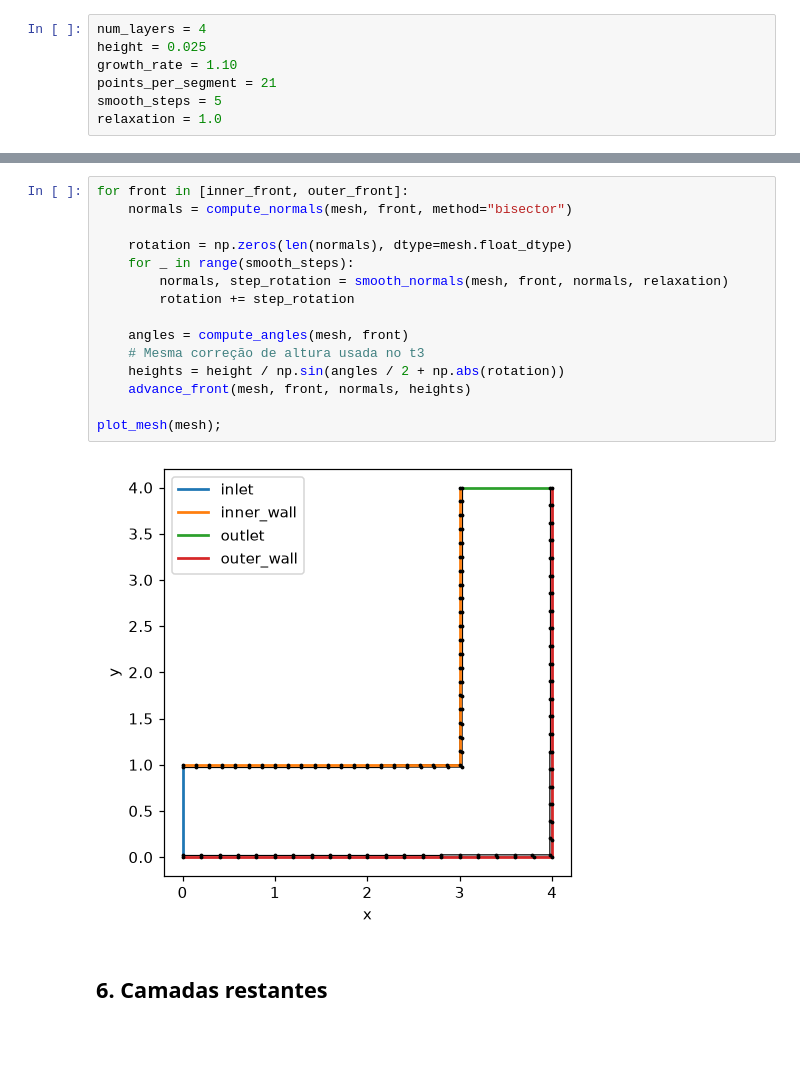
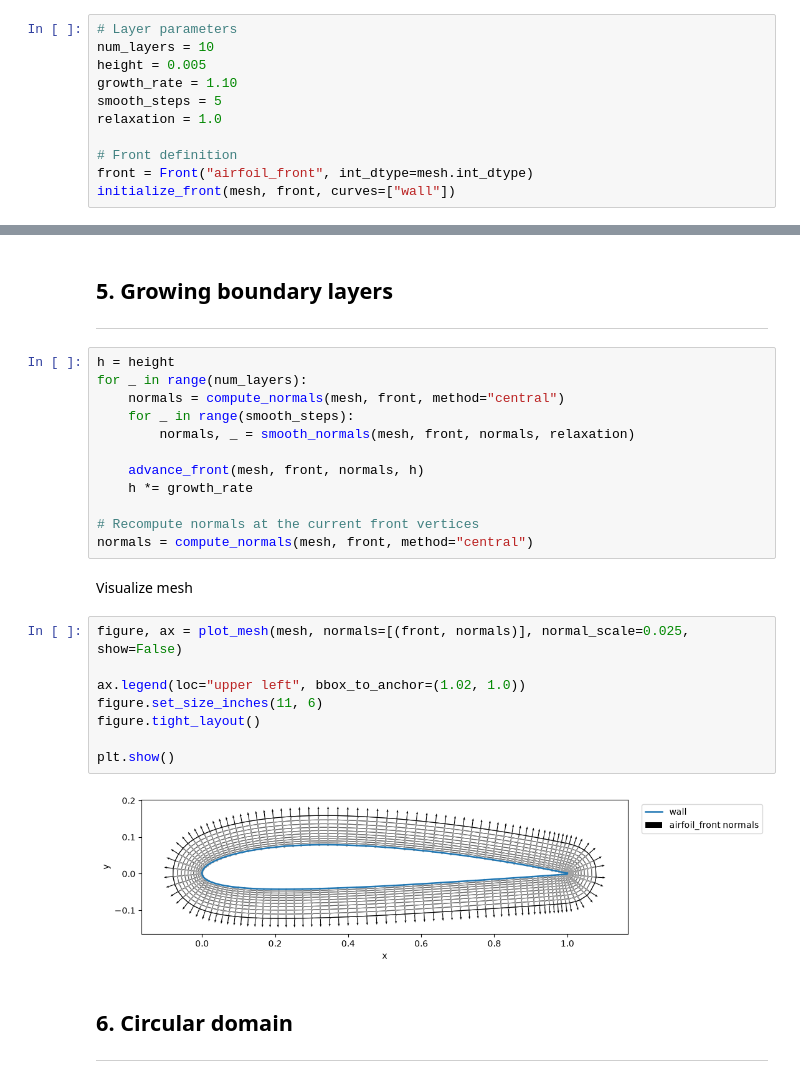
Before and after one commit to LABOSS-UFMG/meshlab, a Jupyter notebook: tutorials/t4.ipynb, the cells around one changed output, grey strips where cells are left out. Cells and saved outputs as stored; diff of their text form; blank space fills up the shorter version.

```diff
--- a/tutorials/t4.ipynb
+++ b/tutorials/t4.ipynb
@@ -25,7 +59,11 @@ from meshlab.utils import plot_mesh
 # %%
-num_layers = 4
-height = 0.025
+# Layer parameters
+num_layers = 10
+height = 0.005
 growth_rate = 1.10
-points_per_segment = 21
 smooth_steps = 5
 relaxation = 1.0
+
+# Front definition
+front = Front("airfoil_front", int_dtype=mesh.int_dtype)
+initialize_front(mesh, front, curves=["wall"])
@@ -70,19 +70,30 @@ initialize_front(mesh, outer_front, curves=["outer_wall"], guides=["inlet", "out
-# %%
-for front in [inner_front, outer_front]:
-    normals = compute_normals(mesh, front, method="bisector")
-
-    rotation = np.zeros(len(normals), dtype=mesh.float_dtype)
-    for _ in range(smooth_steps):
-        normals, step_rotation = smooth_normals(mesh, front, normals, relaxation)
-        rotation += step_rotation
-
-    angles = compute_angles(mesh, front)
-    # Mesma correção de altura usada no t3
-    heights = height / np.sin(angles / 2 + np.abs(rotation))
-    advance_front(mesh, front, normals, heights)
-
-plot_mesh(mesh);
-# %% [output]
-[figure, removed]
+# %% [markdown]
+## 5. Growing boundary layers
+---
+# %%
+h = height
+for _ in range(num_layers):
+    normals = compute_normals(mesh, front, method="central")
+    for _ in range(smooth_steps):
+        normals, _ = smooth_normals(mesh, front, normals, relaxation)
+
+    advance_front(mesh, front, normals, h)
+    h *= growth_rate
+
+# Recompute normals at the current front vertices
+normals = compute_normals(mesh, front, method="central")
+# %% [markdown]
+Visualize mesh
+# %%
+figure, ax = plot_mesh(mesh, normals=[(front, normals)], normal_scale=0.025, show=False)
+
+ax.legend(loc="upper left", bbox_to_anchor=(1.02, 1.0))
+figure.set_size_inches(11, 6)
+figure.tight_layout()
+
+plt.show()
+# %% [output]
+[figure, added]
 # %% [markdown]
-## 6. Camadas restantes
+## 6. Circular domain
+---
```
Also changed, not shown: parts of 21 cells of this notebook, 30 other files.
